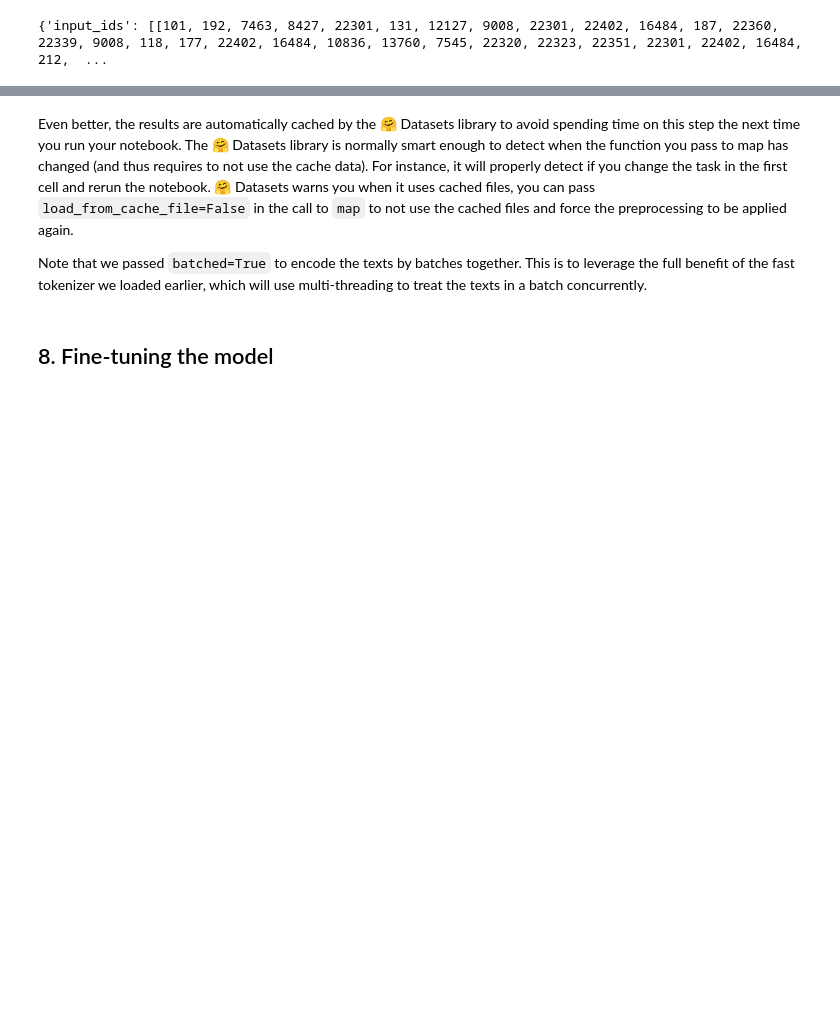
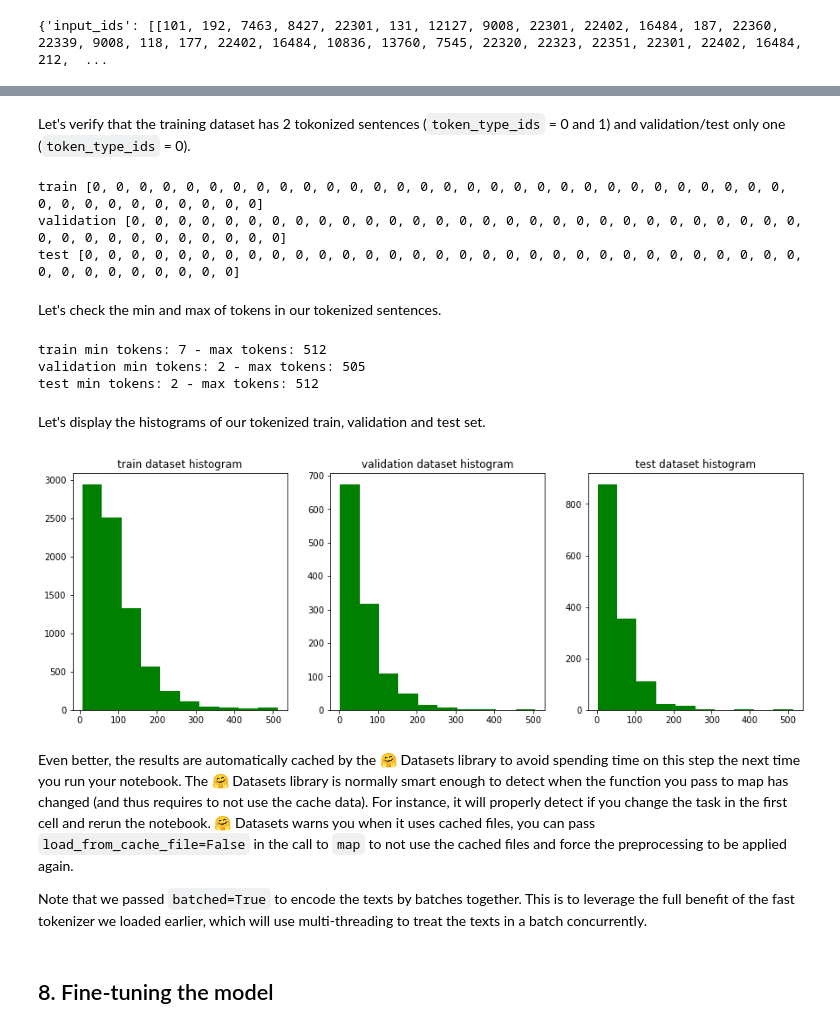
Before and after one commit to piegu/language-models, a Jupyter notebook: adapters/token-classification/token_classification_adapter.ipynb, the cells around one changed output, grey strips where cells are left out. Drawn from its saved outputs; the diff is of its cells as text; code cells hidden in the pictures; blank space fills up the shorter version.

```diff
--- a/adapters/token-classification/token_classification_adapter.ipynb
+++ b/adapters/token-classification/token_classification_adapter.ipynb
@@ -517,0 +723,14 @@ tokenized_datasets = datasets.map(tokenize_and_align_labels, batched=True)
+# %%
+if next_sentence:
+    tokenized_datasets = DatasetDict()
+    folders = ['train', 'validation', 'test']
+
+    for folder in folders:
+        if folder == 'train':
+            tokenized_datasets[folder] = new_datasets[folder].map(tokenize_and_align_labels_next, batched=True,
+                                                                   remove_columns=new_datasets[folder].column_names)
+        else:
+            tokenized_datasets[folder] = new_datasets[folder].map(tokenize_and_align_labels, batched=True,
+                                                                  remove_columns=new_datasets[folder].column_names)
+else:
+    tokenized_datasets = datasets.map(tokenize_and_align_labels, batched=True)
@@ -518,3 +754,43 @@ tokenized_datasets = datasets.map(tokenize_and_align_labels, batched=True)
+# %% [markdown]
+Let's verify that the training dataset has 2 tokonized sentences (`token_type_ids` = 0 and 1) and validation/test only one (`token_type_ids` = 0).
+# %%
+folders = ['train', 'validation', 'test']
+
+for folder in folders:
+    print(folder, tokenized_datasets[folder][0]['token_type_ids'][:40])
+# %% [output]
+train [0, 0, 0, 0, 0, 0, 0, 0, 0, 0, 0, 0, 0, 0, 0, 0, 0, 0, 0, 0, 0, 0, 0, 0, 0, 0, 0, 0, 0, 0, 0, 0, 0, 0, 0, 0, 0, 0, 0, 0]
+validation [0, 0, 0, 0, 0, 0, 0, 0, 0, 0, 0, 0, 0, 0, 0, 0, 0, 0, 0, 0, 0, 0, 0, 0, 0, 0, 0, 0, 0, 0, 0, 0, 0, 0, 0, 0, 0, 0, 0, 0]
+test [0, 0, 0, 0, 0, 0, 0, 0, 0, 0, 0, 0, 0, 0, 0, 0, 0, 0, 0, 0, 0, 0, 0, 0, 0, 0, 0, 0, 0, 0, 0, 0, 0, 0, 0, 0, 0, 0, 0, 0]
+# %% [markdown]
+Let's check the min and max of tokens in our tokenized sentences.
+# %%
+folders = ["train", "validation", "test"]
+tokens_length = dict()
+
+for folder in folders:
+    tokens_length[folder] = list()
+    for i in range(tokenized_datasets[folder].num_rows):
+        tokens_length[folder].append(len(tokenized_datasets[folder][i]['token_type_ids']))
+    print(f'{folder} min tokens: {min(tokens_length[folder])} - max tokens: {max(tokens_length[folder])}')
+# %% [output]
+train min tokens: 7 - max tokens: 512
+validation min tokens: 2 - max tokens: 505
+test min tokens: 2 - max tokens: 512
+# %% [markdown]
+Let's display the histograms of our tokenized train, validation and test set.
+# %%
+fig = plt.figure(figsize=(15,5))
+axes = fig.subplots(nrows=1, ncols=3)
+
+for i,col in enumerate(axes):
+    folder = folders[i]
+    col.hist(tokens_length[folder], color='g')
+    col.set_title(f'{folder} dataset histogram')
+
+plt.show()
+# %% [output]
+[figure, added]
 # %% [markdown]
 Even better, the results are automatically cached by the 🤗 Datasets library to avoid spending time on this step the next time you run your notebook. The 🤗 Datasets library is normally smart enough to detect when the function you pass to map has changed (and thus requires to not use the cache data). For instance, it will properly detect if you change the task in the first cell and rerun the notebook. 🤗 Datasets warns you when it uses cached files, you can pass `load_from_cache_file=False` in the call to `map` to not use the cached files and force the preprocessing to be applied again.
 
```
Also changed, not shown: parts of 57 cells of this notebook.
